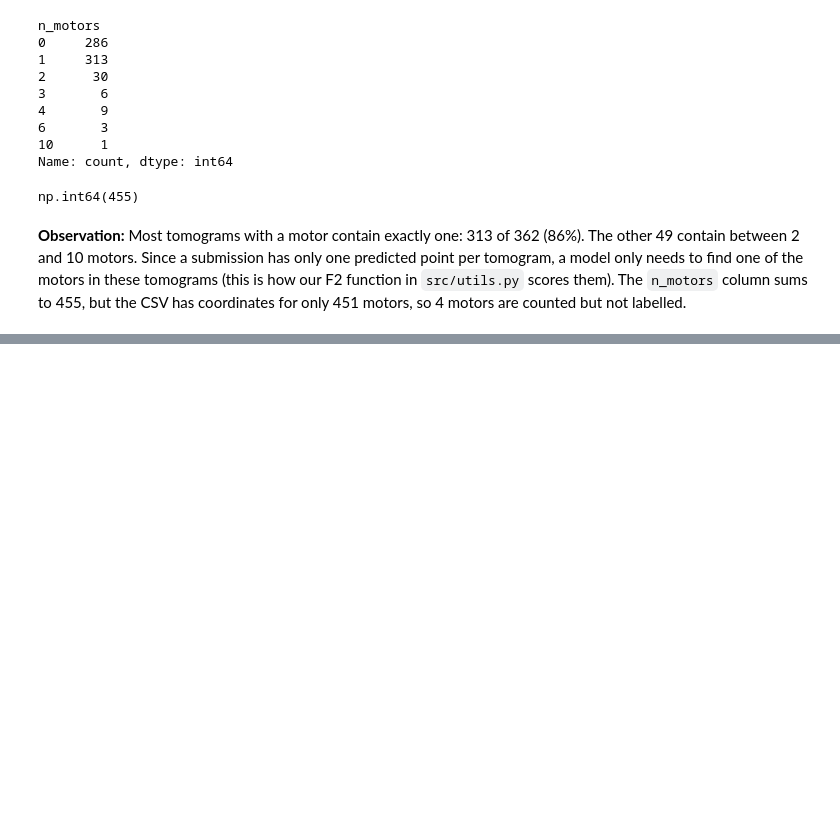
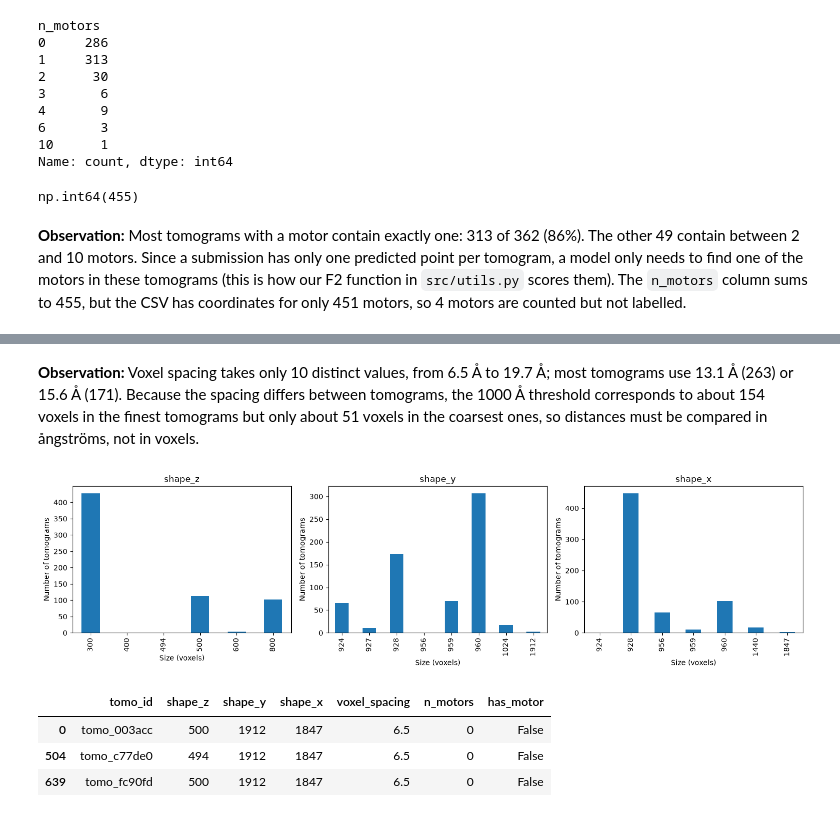
Before and after one commit to ceng313-2026/GROUP10_CENG313, a Jupyter notebook: notebooks/drafts/kaan_eda.ipynb, the cells around one changed output, grey strips where cells are left out. Cells and saved outputs as stored; diff of their text form; code cells hidden in the pictures; blank space fills up the shorter version.

```diff
--- a/notebooks/drafts/kaan_eda.ipynb
+++ b/notebooks/drafts/kaan_eda.ipynb
@@ -89,0 +101,22 @@ np.int64(455)
+# %% [markdown]
+**Observation:** Voxel spacing takes only 10 distinct values, from 6.5 Å to 19.7 Å; most tomograms use 13.1 Å (263) or 15.6 Å (171). Because the spacing differs between tomograms, the 1000 Å threshold corresponds to about 154 voxels in the finest tomograms but only about 51 voxels in the coarsest ones, so distances must be compared in ångströms, not in voxels.
+# %%
+fig, axes = plt.subplots(1, 3, figsize=(15, 4))   # 1 satır, 3 sütun: yan yana 3 grafik
+
+for ax, col in zip(axes, ["shape_z", "shape_y", "shape_x"]):
+    tomos[col].value_counts().sort_index().plot(kind="bar", ax=ax)
+    ax.set_title(col)
+    ax.set_xlabel("Size (voxels)")
+    ax.set_ylabel("Number of tomograms")
+
+plt.tight_layout()
+plt.show()
+# %% [output]
+[figure, added]
+# %%
+tomos[tomos["shape_y"] == 1912]
+# %% [output]
+|  | tomo_id | shape_z | shape_y | shape_x | voxel_spacing | n_motors | has_motor |
+| 0 | tomo_003acc | 500 | 1912 | 1847 | 6.5 | 0 | False |
+| 504 | tomo_c77de0 | 494 | 1912 | 1847 | 6.5 | 0 | False |
+| 639 | tomo_fc90fd | 500 | 1912 | 1847 | 6.5 | 0 | False |
```
Also changed, not shown: parts of 2 cells of this notebook.
